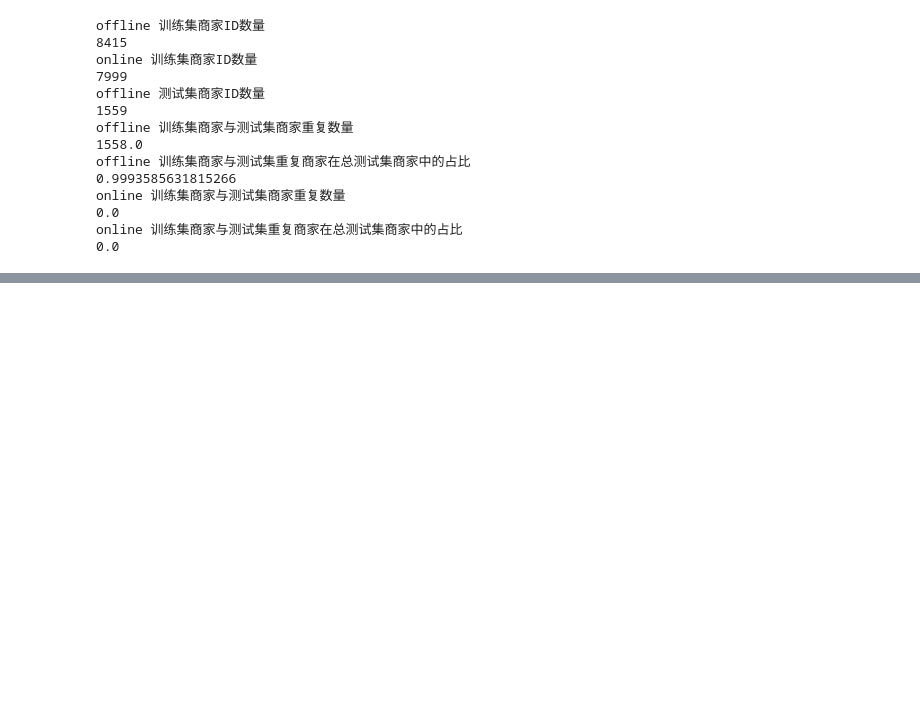
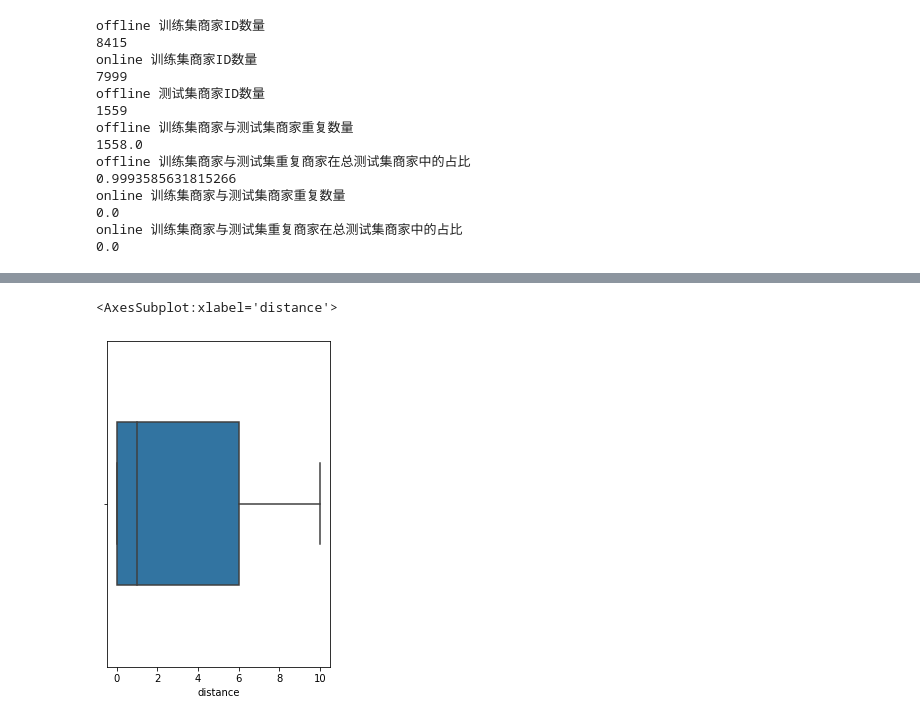
Before and after one commit to xnfan/MachineLearning, a Jupyter notebook: LearningFromContest/TIANCHI_O2O_predict/data_analysis.ipynb, the cells around one changed output, grey strips where cells are left out. Saved outputs shown, nothing was run; the diff lists cells and outputs as text; code cells hidden in the pictures; blank space fills up the shorter version.

```diff
--- a/LearningFromContest/TIANCHI_O2O_predict/data_analysis.ipynb
+++ b/LearningFromContest/TIANCHI_O2O_predict/data_analysis.ipynb
@@ -211,0 +245,7 @@ dftrain.head()
+# %%
+fig = plt.figure(figsize=(4, 6))
+sns.boxplot(dftrain[(dftrain.label >= 0) & (dftrain.distance >= 0)]['distance'],
+            orient="h", width=0.5)
+# %% [output]
+<AxesSubplot:xlabel='distance'>
+[figure, added]
```
Also changed, not shown: parts of 6 cells of this notebook.
